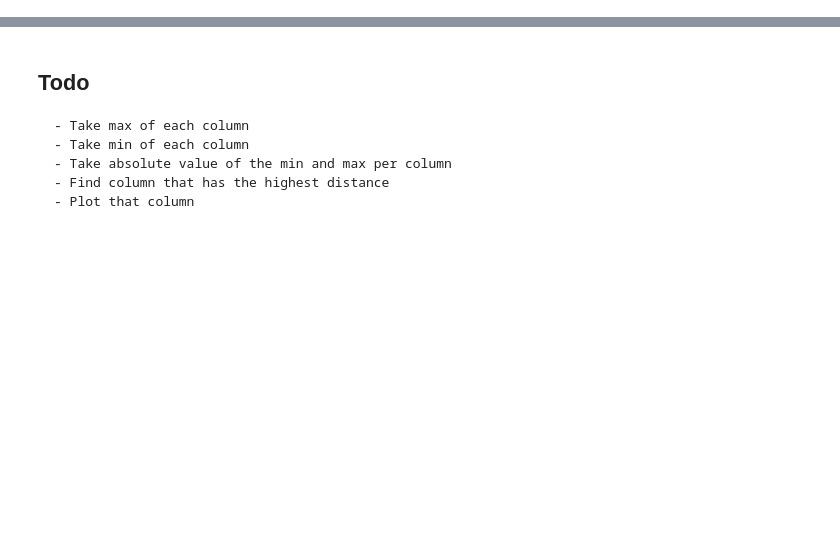
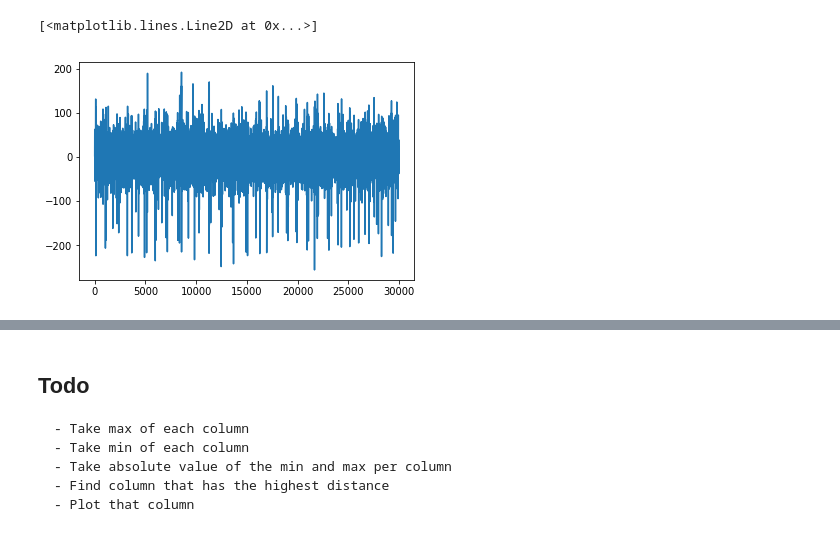
Before and after one commit to Ruairi-osul/ephys, a Jupyter notebook: mua_preprocess/notebooks/tran_waveforms.ipynb, the cells around one changed output, grey strips where cells are left out. Saved outputs shown, nothing was run; the diff lists cells and outputs as text; code cells hidden in the pictures; blank space fills up the shorter version.

```diff
--- a/mua_preprocess/notebooks/tran_waveforms.ipynb
+++ b/mua_preprocess/notebooks/tran_waveforms.ipynb
@@ -94,0 +71,9 @@ waveform_per_channel_df = pd.DataFrame(mean_waveform, columns=cols)
+# %%
+def band_passfilter(fs, low=None, high=None, order=None):
+    low = low/(fs/2)
+    high = high/(fs/2)
+    return ss.butter(N=order, Wn=(low, high), btype='pass')
+
+def apply_filter(array, low, high, fs, order, axis=-1):
+    b,a = band_passfilter(fs=fs, low=low, high=high, order=order)
+    return ss.filtfilt(b, a, array, axis=axis)
@@ -94,0 +87,5 @@ waveform_per_channel_df = pd.DataFrame(mean_waveform, columns=cols)
+# %%
+plt.plot(filtering)
+# %% [output]
+[<matplotlib.lines.Line2D at 0x...>]
+[figure, added]
```
Also changed, not shown: parts of 29 cells of this notebook.
